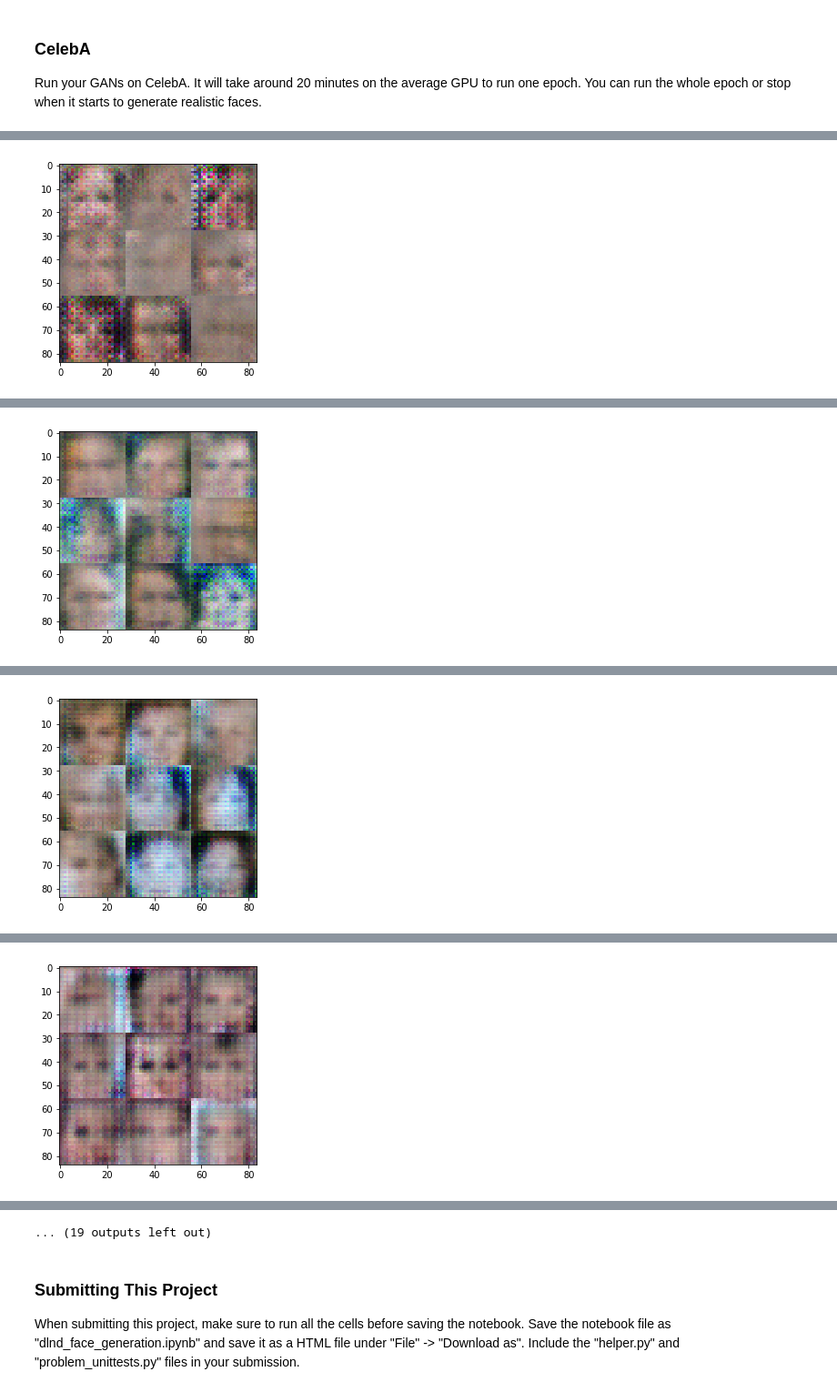
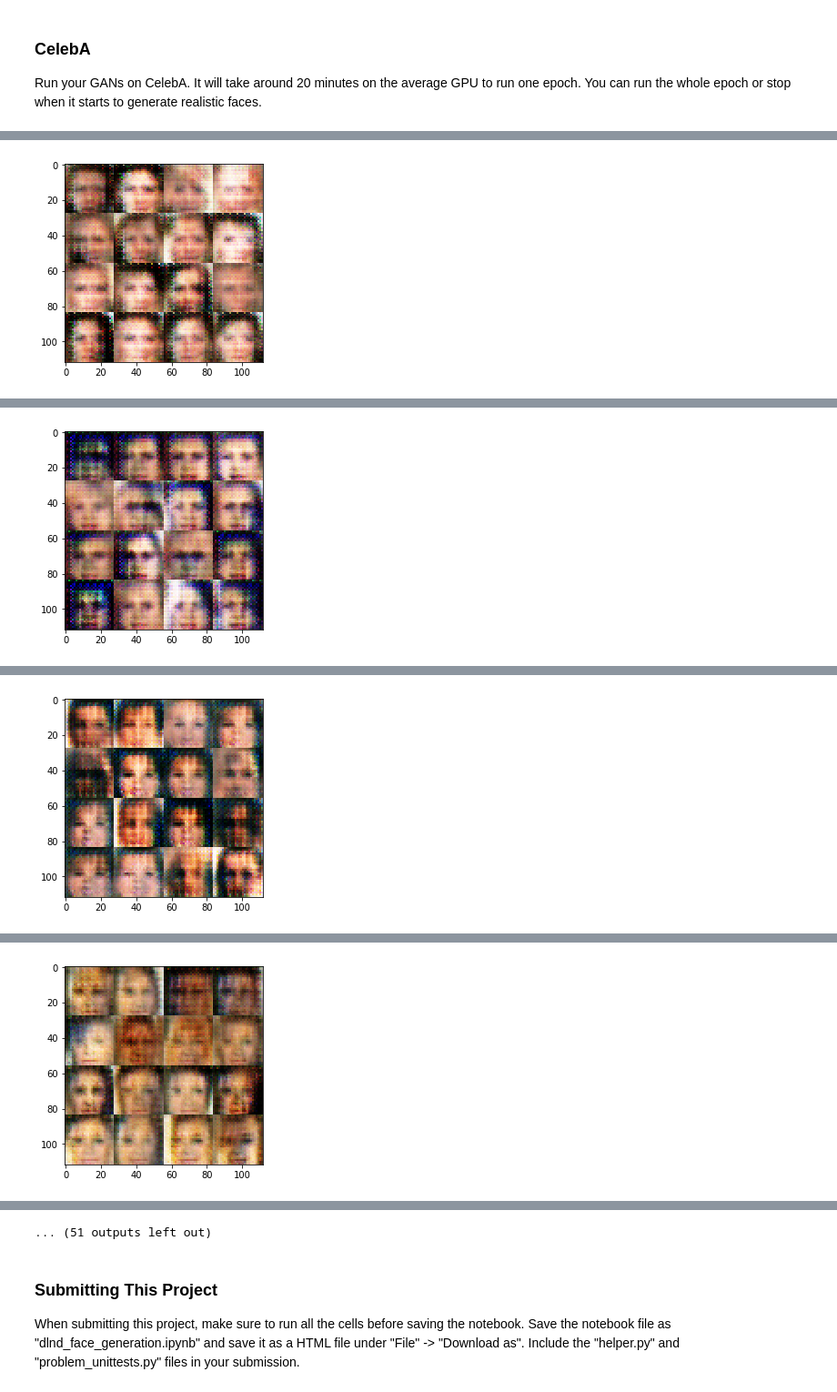
Before and after one commit to pala2/deep-learning, a Jupyter notebook: face_generation/dlnd_face_generation.ipynb, the cells around one changed output, grey strips where cells are left out. Shown at 91% size. Saved outputs shown, nothing was run; the diff lists cells and outputs as text; code cells hidden in the pictures.

```diff
--- a/face_generation/dlnd_face_generation.ipynb
+++ b/face_generation/dlnd_face_generation.ipynb
@@ -383,14 +352,10 @@ def train(epoch_count, batch_size, z_dim, learning_rate, beta1, get_batches, dat
     elif data_image_mode == "L":
         out_channel_dim = 1
 
-    n_images=9
+    n_images=16
     steps=0
     print_every = 10
     show_every = 100
-    print(data_shape)
-    print(z_dim)
-    print(data_image_mode)
-
 
     input_real, input_z, learning_rate_tensor = model_inputs(data_shape[1], data_shape[2], out_channel_dim, z_dim)
     d_loss, g_loss = model_loss(input_real, input_z, out_channel_dim)
@@ -403,10 +368,13 @@ def train(epoch_count, batch_size, z_dim, learning_rate, beta1, get_batches, dat
             for batch_images in get_batches(batch_size):
                 # TODO: Train Model
                 steps += 1
+                batch_images *= 2
                 batch_z = np.random.uniform(-1, 1, size=(batch_size, z_dim))
                 # Run optimizers
                 _ = sess.run(d_opt, feed_dict={input_real: batch_images, input_z: batch_z, learning_rate_tensor:learning_rate})
                 _ = sess.run(g_opt, feed_dict={input_real: batch_images, input_z: batch_z, learning_rate_tensor:learning_rate})
+                _ = sess.run(g_opt, feed_dict={input_real: batch_images, input_z: batch_z, learning_rate_tensor:learning_rate})
+
 
                 if steps % show_every == 0:
                     show_generator_output(sess, n_images, input_z, out_channel_dim, data_image_mode)
@@ -527,8 +478,8 @@ Epoch 2/2... Discriminator Loss: 1.2953... Generator Loss: 0.6181
 ### CelebA
 Run your GANs on CelebA.  It will take around 20 minutes on the average GPU to run one epoch.  You can run the whole epoch or stop when it starts to generate realistic faces.
 # %%
-batch_size = 128
-z_dim = 150
+batch_size = 64
+z_dim = 100
 learning_rate = 0.002
 beta1 = 0.5
 
@@ -570 +518 @@ Epoch 1/1... Discriminator Loss: 1.3046... Generator Loss: 0.9779
-[figure, old version]
+[figure, new version]
@@ -581 +529 @@ Epoch 1/1... Discriminator Loss: 0.2361... Generator Loss: 2.3511
-[figure, old version]
+[figure, new version]
@@ -592 +540 @@ Epoch 1/1... Discriminator Loss: 1.4296... Generator Loss: 2.6259
-[figure, old version]
+[figure, new version]
@@ -603 +551 @@ Epoch 1/1... Discriminator Loss: 0.7222... Generator Loss: 0.7165
-[figure, old version]
+[figure, new version]
@@ -615,4 +563,4 @@ Epoch 1/1... Discriminator Loss: 3.6318... Generator Loss: 0.0651
-... (19 outputs left out)
+... (51 outputs left out)
 # %% [markdown]
 ### Submitting This Project
 When submitting this project, make sure to run all the cells before saving the notebook. Save the notebook file as "dlnd_face_generation.ipynb" and save it as a HTML file under "File" -> "Download as". Include the "helper.py" and "problem_unittests.py" files in your submission.
```
Also changed, not shown: parts of 8 cells of this notebook.
